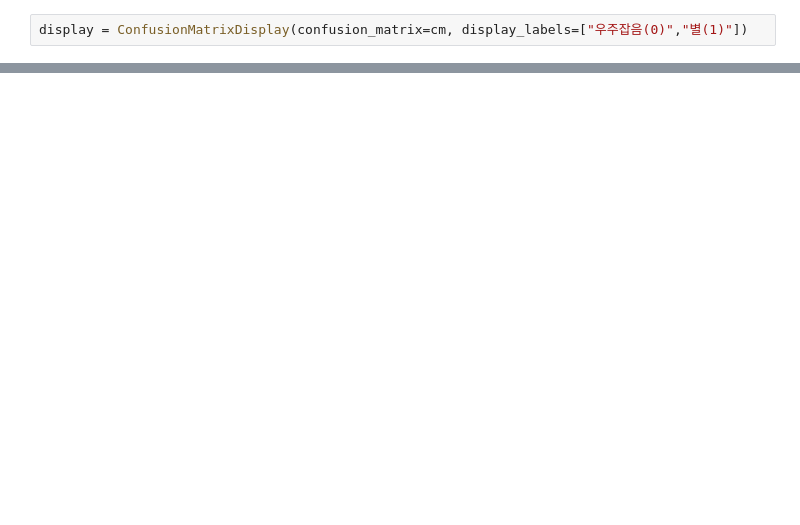
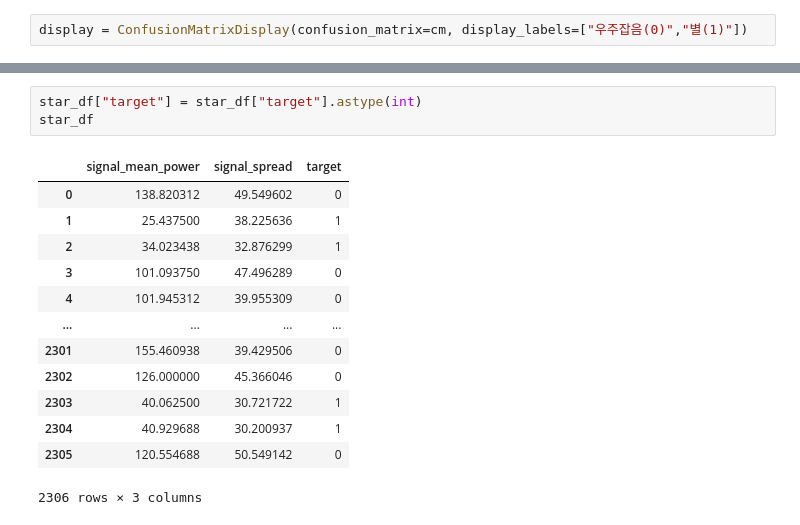
Before and after one commit to shoh03/kdt-ml, a Jupyter notebook: 5. KNN(펄서와 우주잡음).ipynb, the cells around one changed output, grey strips where cells are left out. Drawn from its saved outputs; the diff is of its cells as text; blank space fills up the shorter version.

```diff
--- a/5. KNN(펄서와 우주잡음).ipynb
+++ b/5. KNN(펄서와 우주잡음).ipynb
@@ -334,0 +376,17 @@ plt.show()
+# %%
+star_df["target"] = star_df["target"].astype(int)
+star_df
+# %% [output]
+|  | signal_mean_power | signal_spread | target |
+| 0 | 138.820312 | 49.549602 | 0 |
+| 1 | 25.437500 | 38.225636 | 1 |
+| 2 | 34.023438 | 32.876299 | 1 |
+| 3 | 101.093750 | 47.496289 | 0 |
+| 4 | 101.945312 | 39.955309 | 0 |
+| ... | ... | ... | ... |
+| 2301 | 155.460938 | 39.429506 | 0 |
+| 2302 | 126.000000 | 45.366046 | 0 |
+| 2303 | 40.062500 | 30.721722 | 1 |
+| 2304 | 40.929688 | 30.200937 | 1 |
+| 2305 | 120.554688 | 50.549142 | 0 |
+2306 rows × 3 columns
```
Also changed, not shown: parts of 41 cells of this notebook, 2 other files.
